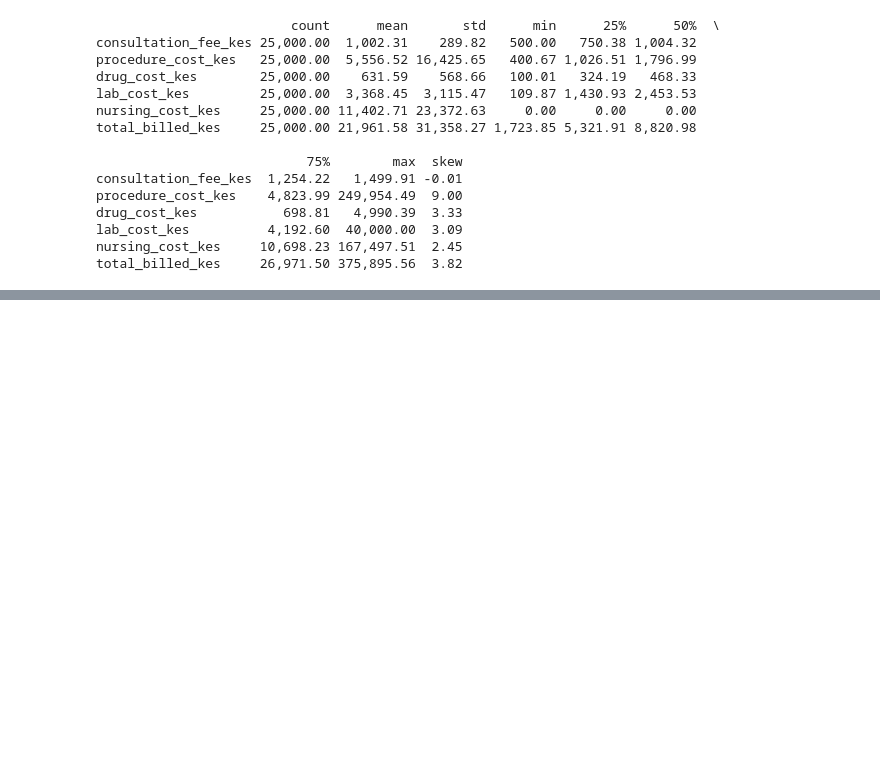
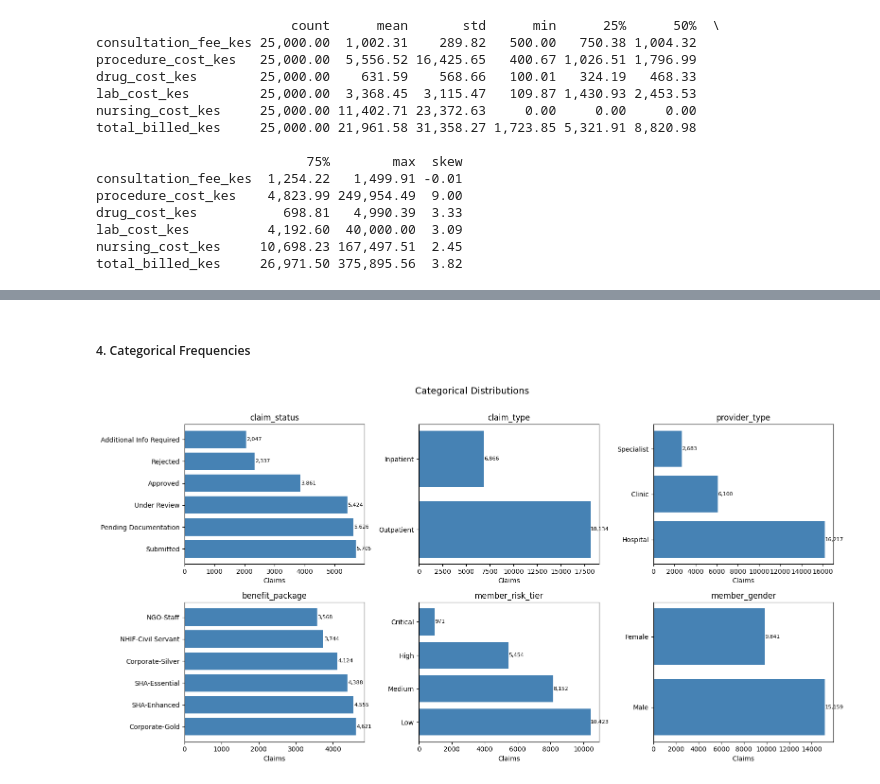
Before and after one commit to gilbertbett1/financial_and_claims_analysis, a Jupyter notebook: fraud_waste_abuse_detection/fraud_waste_abuse_detection.ipynb, the cells around one changed output, grey strips where cells are left out. Drawn from its saved outputs; the diff is of its cells as text; code cells hidden in the pictures; blank space fills up the shorter version.

Commit message:
Variable Distributions

```diff
--- a/fraud_waste_abuse_detection/fraud_waste_abuse_detection.ipynb
+++ b/fraud_waste_abuse_detection/fraud_waste_abuse_detection.ipynb
@@ -99,0 +159,22 @@ _total_billed_kes_
+# %% [markdown]
+##### 4. Categorical Frequencies
+# %%
+cat_cols = ["claim_status", "claim_type", "provider_type",
+            "benefit_package", "member_risk_tier", "member_gender"]
+
+fig, axes = plt.subplots(2, 3, figsize=(16, 8))
+axes = axes.flatten()
+
+for i, col in enumerate(cat_cols):
+    counts = df[col].value_counts()
+    axes[i].barh(counts.index, counts.values, color="steelblue", edgecolor="none")
+    axes[i].set_title(col)
+    axes[i].set_xlabel("Claims")
+    for j, v in enumerate(counts.values):
+        axes[i].text(v + 20, j, f"{v:,}", va="center", fontsize=8)
+
+plt.suptitle("Categorical Distributions", fontsize=14, y=1.01)
+plt.tight_layout()
+plt.show()
+# %% [output]
+[figure, added]
```
Also changed, not shown: parts of 4 cells of this notebook.
